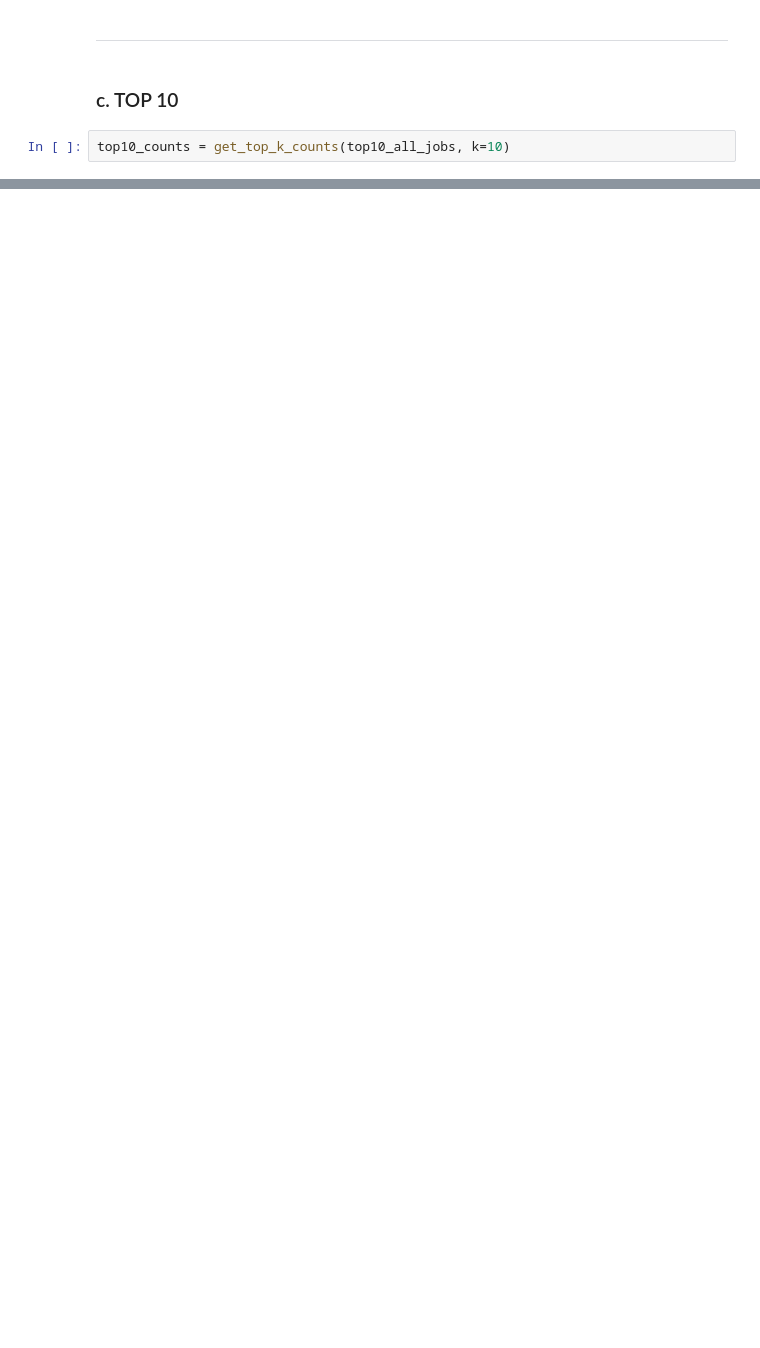
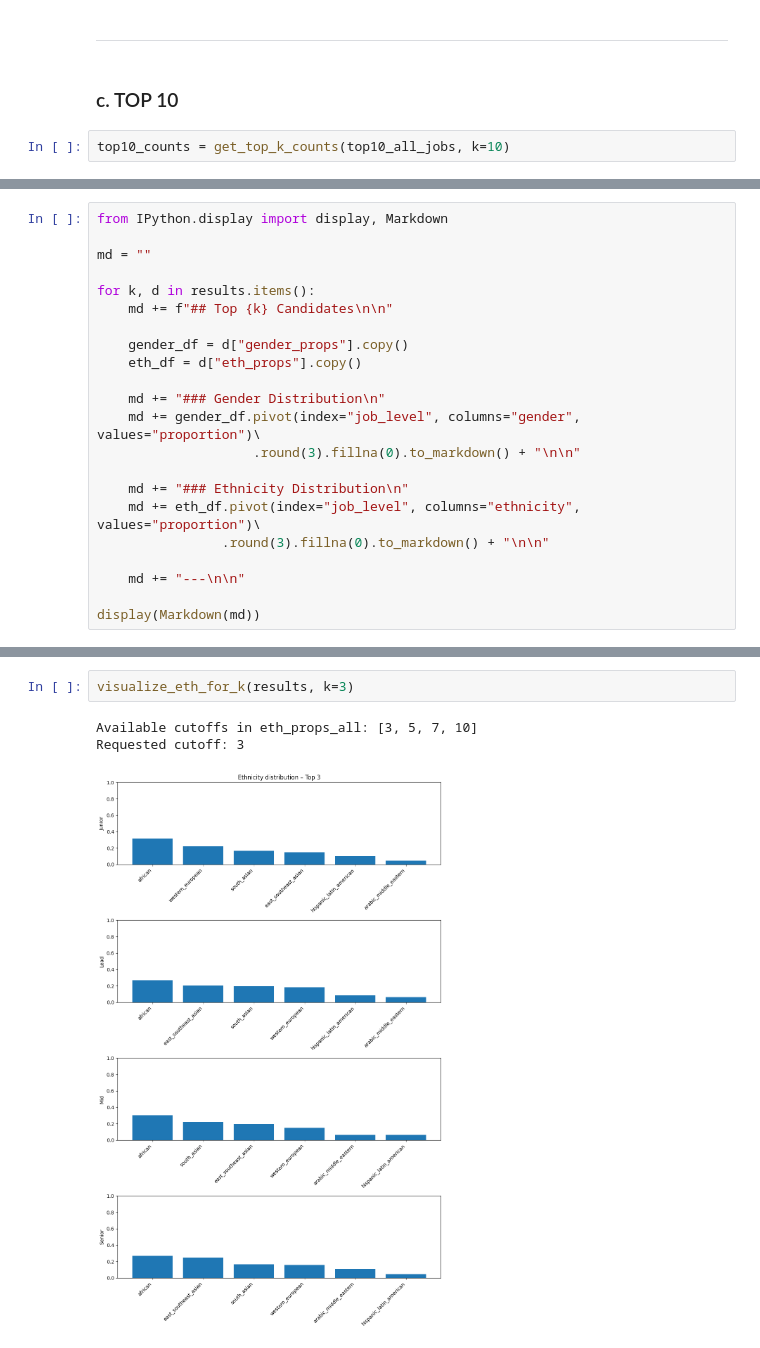
Before and after one commit to iug-htw/jobMatchingTest, a Jupyter notebook: 4b_top_k_analysis_jb_v3.ipynb, the cells around one changed output, grey strips where cells are left out. Drawn from its saved outputs; the diff is of its cells as text; blank space fills up the shorter version.

```diff
--- a/4b_top_k_analysis_jb_v3.ipynb
+++ b/4b_top_k_analysis_jb_v3.ipynb
@@ -407,0 +443,22 @@ plt.show()
+# %%
+from IPython.display import display, Markdown
+
+md = ""
+
+for k, d in results.items():
+    md += f"## Top {k} Candidates\n\n"
+
+    gender_df = d["gender_props"].copy()
+    eth_df = d["eth_props"].copy()
+
+    md += "### Gender Distribution\n"
+    md += gender_df.pivot(index="job_level", columns="gender", values="proportion")\
+                    .round(3).fillna(0).to_markdown() + "\n\n"
+
+    md += "### Ethnicity Distribution\n"
+    md += eth_df.pivot(index="job_level", columns="ethnicity", values="proportion")\
+                .round(3).fillna(0).to_markdown() + "\n\n"
+
+    md += "---\n\n"
+
+display(Markdown(md))
@@ -407,0 +665,6 @@ plt.show()
+# %%
+visualize_eth_for_k(results, k=3)
+# %% [output]
+Available cutoffs in eth_props_all: [3, 5, 7, 10]
+Requested cutoff: 3
+[figure, added]
```
Also changed, not shown: parts of 24 cells of this notebook, 20 other files.
